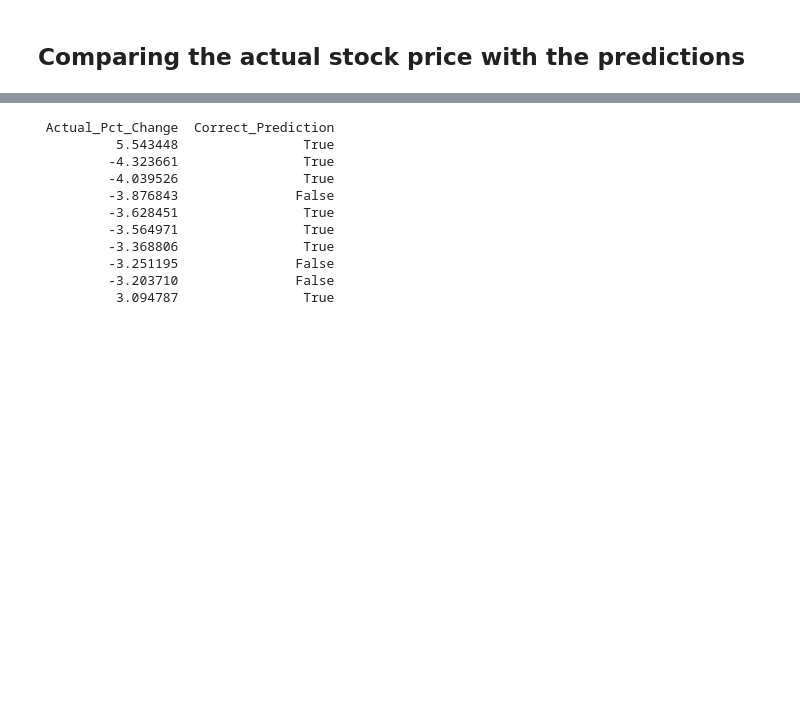
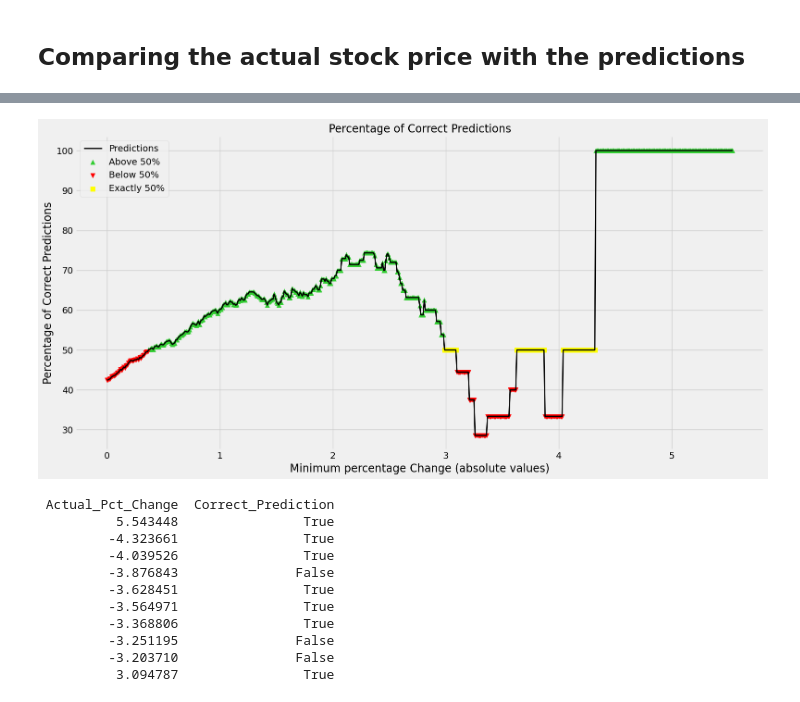
Before and after one commit to odamgaard/Seminar-Applied-Corporate-Finance, a Jupyter notebook: Project/Neural Network (S&P).ipynb, the cells around one changed output, grey strips where cells are left out. Cells and saved outputs as stored; diff of their text form; code cells hidden in the pictures; blank space fills up the shorter version.

```diff
--- a/Project/Neural Network (S&P).ipynb
+++ b/Project/Neural Network (S&P).ipynb
@@ -362,8 +428,6 @@ valid.to_csv('prediction_results_sp.csv', index=False)
 # Skip the first row (header) and reset the index
 valid = valid[1:].reset_index(drop=True)
 
-# Calculate the percentage of correct predictions
-correct_predictions = ((valid['Actual_Pct_Change'] > 0) & (valid['Strategy_Pct_Change'] == valid['Actual_Pct_Change'])) | ((valid['Actual_Pct_Change'] < 0) & (valid['Strategy_Pct_Change'] == 0))
-percentage_correct = (correct_predictions.sum() / len(valid)) * 100
-
-print(f'Percentage of correct predictions: {percentage_correct:.2f}%')
+# Calculate the number of correct and incorrect predictions
+correct_predictions = ((valid['Actual_Pct_Change'] > 0) & (valid['Strategy_Pct_Change'] > 0)) | ((valid['Actual_Pct_Change'] < 0) & (valid['Strategy_Pct_Change'] == 0))
+incorrect_predictions = ~correct_predictions
@@ -419 +567,36 @@ Percentage of correct predictions for Pct. Change > 1% or < -1%: 64.47%
+# %%
+# Create a figure and axis for the plot
+fig, ax = plt.subplots(figsize=(16, 8))
+
+# Create a line plot connecting the points with linewidth 2
+ax.plot(results_df['Pct_Change'], results_df['Percentage_Correct'], linestyle='-', color='black', linewidth=2, label='Predictions')
+
+# Create a scatter plot with custom marker style for values above 50 on the y-axis
+above_50_df = results_df[results_df['Percentage_Correct'] > 50]
+ax.scatter(above_50_df['Pct_Change'], above_50_df['Percentage_Correct'], color='limegreen', marker='^', s=50, label='Above 50%',)
+
+# Create a scatter plot with red markers for values below 50 on the y-axis
+below_50_df = results_df[results_df['Percentage_Correct'] < 50]
+ax.scatter(below_50_df['Pct_Change'], below_50_df['Percentage_Correct'], color='red', marker='v', s=50, label='Below 50%',)
+
+# Create a scatter plot with yellow markers for values equal to 50 on the y-axis
+equal_to_50_df = results_df[results_df['Percentage_Correct'] == 50]
+ax.scatter(equal_to_50_df['Pct_Change'], equal_to_50_df['Percentage_Correct'], color='yellow', marker='s', s=50, label='Exactly 50%',)
+
+# Set labels and title
+ax.set_xlabel('Minimum percentage Change (absolute values)', fontsize=17)
+ax.set_ylabel('Percentage of Correct Predictions', fontsize=17)
+ax.set_title('Percentage of Correct Predictions', fontsize=17)
+
+# Add a legend
+ax.legend()
+
+# Add a grid
+ax.grid(True)
+
+# Show the plot
+plt.tight_layout()
+plt.show()
+# %% [output]
+[figure, added]
 # %%
```
Also changed, not shown: parts of 23 cells of this notebook, 7 other files.
